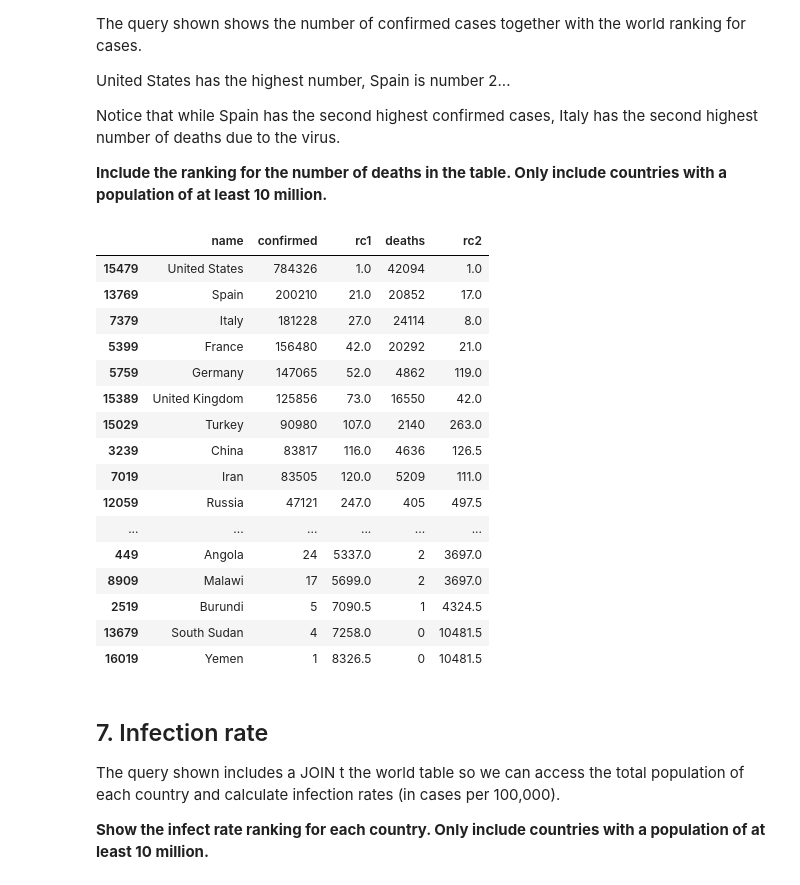
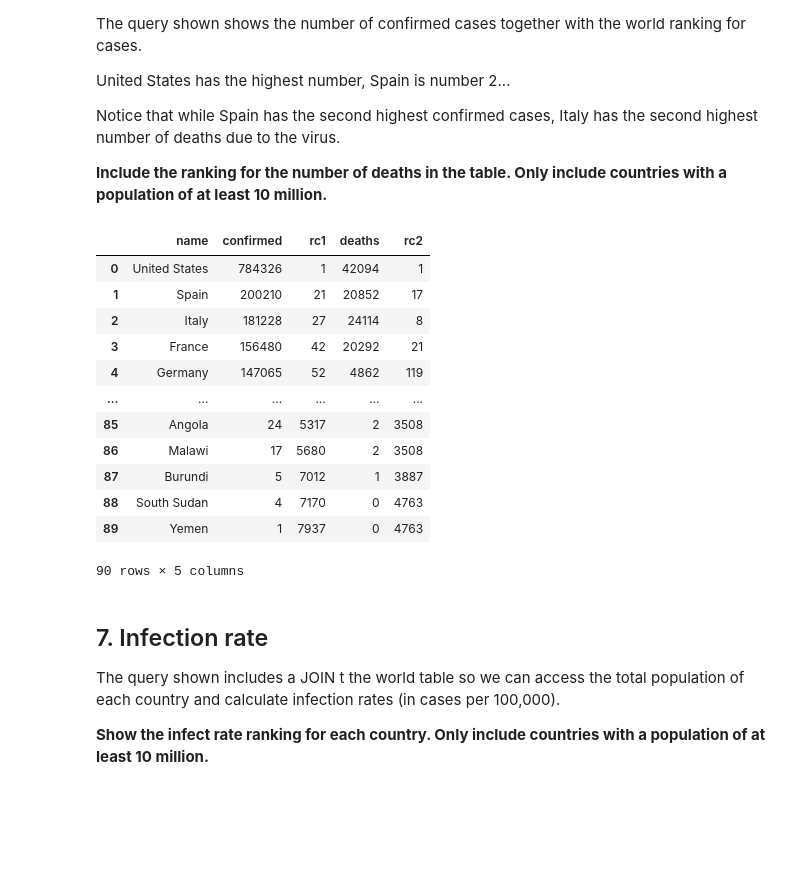
Before and after one commit to madlogos/sqlzoo, a Jupyter notebook: Spark/09+ COVID 19.ipynb, the cells around one changed output. Drawn from its saved outputs; the diff is of its cells as text; code cells hidden in the pictures; blank space fills up the shorter version.

```diff
--- a/Spark/09+ COVID 19.ipynb
+++ b/Spark/09+ COVID 19.ipynb
@@ -11,7 +11,7 @@ os.environ['SPARK_HOME'] =  '/opt/spark'
 findspark.init()
 
 from pyspark.sql import SparkSession
-ss = (SparkSession.builder.appName('app00')
+sc = (SparkSession.builder.appName('app09+')
       .config('spark.sql.warehouse.dir', 'hdfs://quickstart.cloudera:8020/user/hive/warehouse')
       .config('hive.metastore.uris', 'thrift://quickstart.cloudera:9083')
       .enableHiveSupport().getOrCreate())
@@ -26,3 +21,6 @@ world = pd.read_sql_table('world', engine)
+# %%
+covid = sc.read.table('sqlzoo.covid')
+world = sc.read.table('sqlzoo.world')
 # %% [markdown]
 ## 1. Introducing the `covid` table
 
@@ -212,30 +218,27 @@ Notice that while Spain has the second highest confirmed cases, Italy has the se
 
 **Include the ranking for the number of deaths in the table. Only include countries with a population of at least 10 million.**
 # %%
-a = covid.merge(world[['name', 'population']], left_on='name', right_on='name')
-(a.assign(rc1=a['confirmed'].rank(ascending=False),
-          rc2=a['deaths'].rank(ascending=False))
-    .loc[(a['whn']=='2020-04-20') & (a['population']>=1e7),
-        ['name', 'confirmed', 'rc1', 'deaths', 'rc2']]
-    .sort_values('confirmed', ascending=False))
+a = covid.join(world.select('name', 'population'), 'name')
+(a.withColumn('rc1', rank().over(Window.orderBy(col('confirmed').desc())))
+     .withColumn('rc2', rank().over(Window.orderBy(col('deaths').desc())))
+    .filter((col('whn')=='2020-04-20') & (col('population')>=1e7))
+    .select('name', 'confirmed', 'rc1', 'deaths', 'rc2')
+    .orderBy(col('confirmed').desc())
+    .toPandas())
 # %% [output]
 |  | name | confirmed | rc1 | deaths | rc2 |
-| 15479 | United States | 784326 | 1.0 | 42094 | 1.0 |
-| 13769 | Spain | 200210 | 21.0 | 20852 | 17.0 |
-| 7379 | Italy | 181228 | 27.0 | 24114 | 8.0 |
-| 5399 | France | 156480 | 42.0 | 20292 | 21.0 |
-| 5759 | Germany | 147065 | 52.0 | 4862 | 119.0 |
-| 15389 | United Kingdom | 125856 | 73.0 | 16550 | 42.0 |
-| 15029 | Turkey | 90980 | 107.0 | 2140 | 263.0 |
-| 3239 | China | 83817 | 116.0 | 4636 | 126.5 |
-| 7019 | Iran | 83505 | 120.0 | 5209 | 111.0 |
-| 12059 | Russia | 47121 | 247.0 | 405 | 497.5 |
+| 0 | United States | 784326 | 1 | 42094 | 1 |
+| 1 | Spain | 200210 | 21 | 20852 | 17 |
+| 2 | Italy | 181228 | 27 | 24114 | 8 |
+| 3 | France | 156480 | 42 | 20292 | 21 |
+| 4 | Germany | 147065 | 52 | 4862 | 119 |
 | ... | ... | ... | ... | ... | ... |
-| 449 | Angola | 24 | 5337.0 | 2 | 3697.0 |
-| 8909 | Malawi | 17 | 5699.0 | 2 | 3697.0 |
-| 2519 | Burundi | 5 | 7090.5 | 1 | 4324.5 |
-| 13679 | South Sudan | 4 | 7258.0 | 0 | 10481.5 |
-| 16019 | Yemen | 1 | 8326.5 | 0 | 10481.5 |
+| 85 | Angola | 24 | 5317 | 2 | 3508 |
+| 86 | Malawi | 17 | 5680 | 2 | 3508 |
+| 87 | Burundi | 5 | 7012 | 1 | 3887 |
+| 88 | South Sudan | 4 | 7170 | 0 | 4763 |
+| 89 | Yemen | 1 | 7937 | 0 | 4763 |
+90 rows × 5 columns
 # %% [markdown]
 ## 7. Infection rate
 
```
Also changed, not shown: parts of 12 cells of this notebook, 32 other files.
